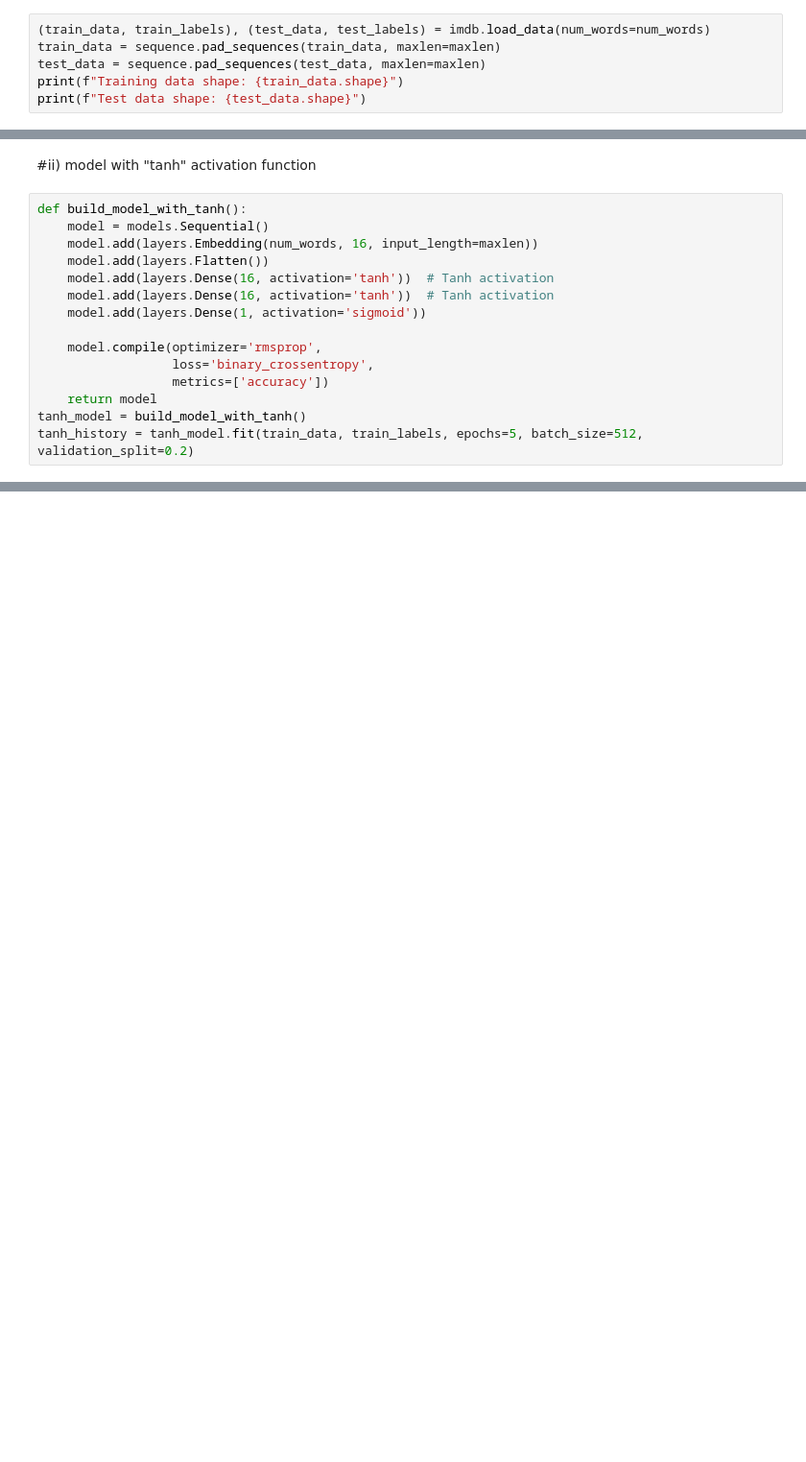
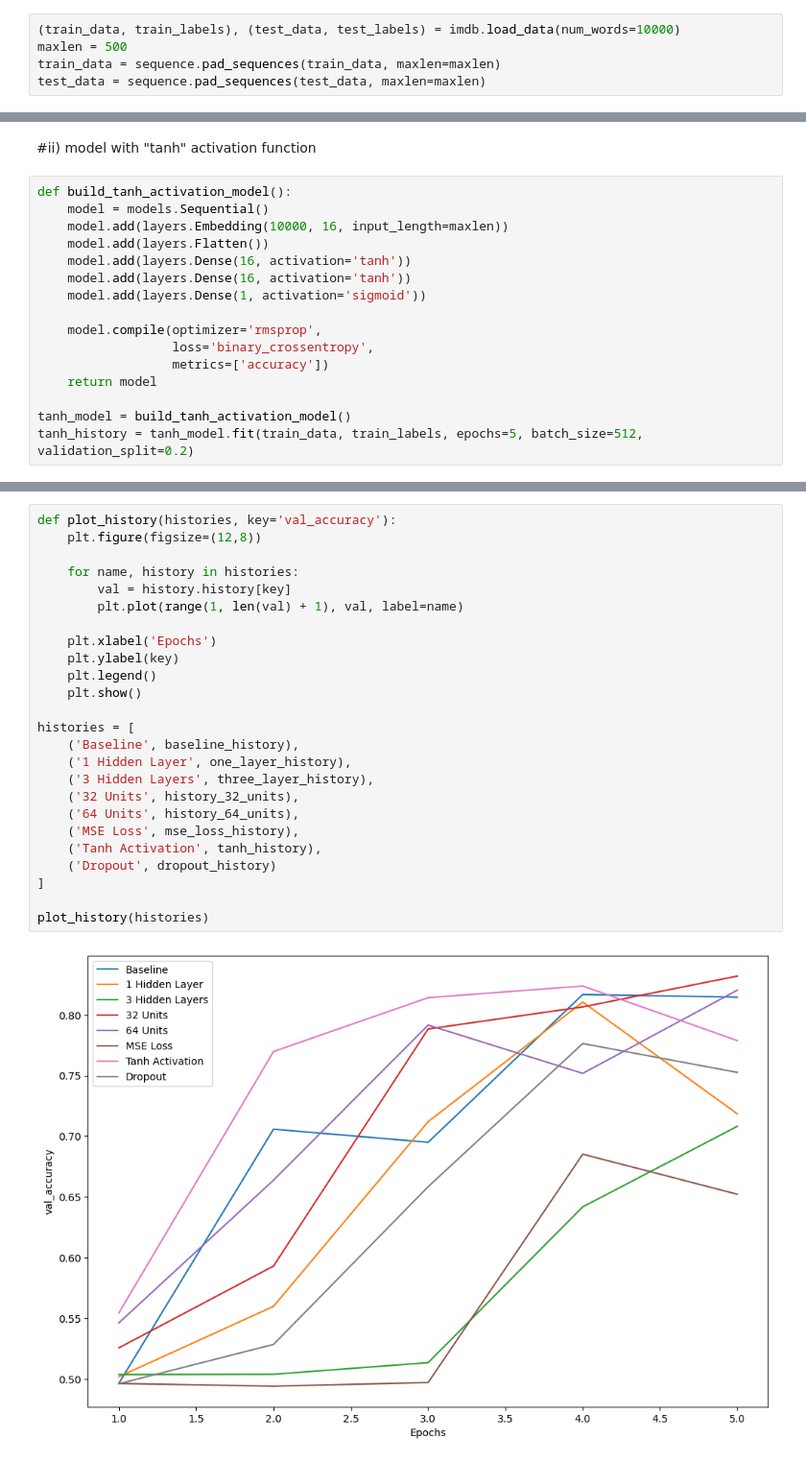
Before and after one commit to SowmyaThokala/Sowmya_64061, a Jupyter notebook: Neural Networks Assignment 1.ipynb, the cells around one changed output, grey strips where cells are left out. Shown: that part at 96% size. Drawn from its saved outputs; the diff is of its cells as text; blank space fills up the shorter version.

```diff
--- a/Neural Networks Assignment 1.ipynb
+++ b/Neural Networks Assignment 1.ipynb
@@ -16,8 +15,7 @@ maxlen = 500
 # %% [markdown]
 ##splitting the data into training and testing
 # %%
-(train_data, train_labels), (test_data, test_labels) = imdb.load_data(num_words=num_words)
+(train_data, train_labels), (test_data, test_labels) = imdb.load_data(num_words=10000)
+maxlen = 500
 train_data = sequence.pad_sequences(train_data, maxlen=maxlen)
 test_data = sequence.pad_sequences(test_data, maxlen=maxlen)
-print(f"Training data shape: {train_data.shape}")
-print(f"Test data shape: {test_data.shape}")
@@ -87,19 +225,20 @@ Epoch 5/5
 # %% [markdown]
 #ii) model with "tanh" activation function
 # %%
-def build_model_with_tanh():
+def build_tanh_activation_model():
     model = models.Sequential()
-    model.add(layers.Embedding(num_words, 16, input_length=maxlen))
+    model.add(layers.Embedding(10000, 16, input_length=maxlen))
     model.add(layers.Flatten())
-    model.add(layers.Dense(16, activation='tanh'))  # Tanh activation
-    model.add(layers.Dense(16, activation='tanh'))  # Tanh activation
+    model.add(layers.Dense(16, activation='tanh'))
+    model.add(layers.Dense(16, activation='tanh'))
     model.add(layers.Dense(1, activation='sigmoid'))
 
     model.compile(optimizer='rmsprop',
                   loss='binary_crossentropy',
                   metrics=['accuracy'])
     return model
-tanh_model = build_model_with_tanh()
+
+tanh_model = build_tanh_activation_model()
 tanh_history = tanh_model.fit(train_data, train_labels, epochs=5, batch_size=512, validation_split=0.2)
 # %% [output]
 Epoch 1/5
@@ -168,0 +256,27 @@ Therefore, in this scenario, using the tanh activation function is the most effe
+# %%
+def plot_history(histories, key='val_accuracy'):
+    plt.figure(figsize=(12,8))
+
+    for name, history in histories:
+        val = history.history[key]
+        plt.plot(range(1, len(val) + 1), val, label=name)
+
+    plt.xlabel('Epochs')
+    plt.ylabel(key)
+    plt.legend()
+    plt.show()
+
+histories = [
+    ('Baseline', baseline_history),
+    ('1 Hidden Layer', one_layer_history),
+    ('3 Hidden Layers', three_layer_history),
+    ('32 Units', history_32_units),
+    ('64 Units', history_64_units),
+    ('MSE Loss', mse_loss_history),
+    ('Tanh Activation', tanh_history),
+    ('Dropout', dropout_history)
+]
+
+plot_history(histories)
+# %% [output]
+[figure, added]
```
Also changed, not shown: parts of 23 cells of this notebook.
